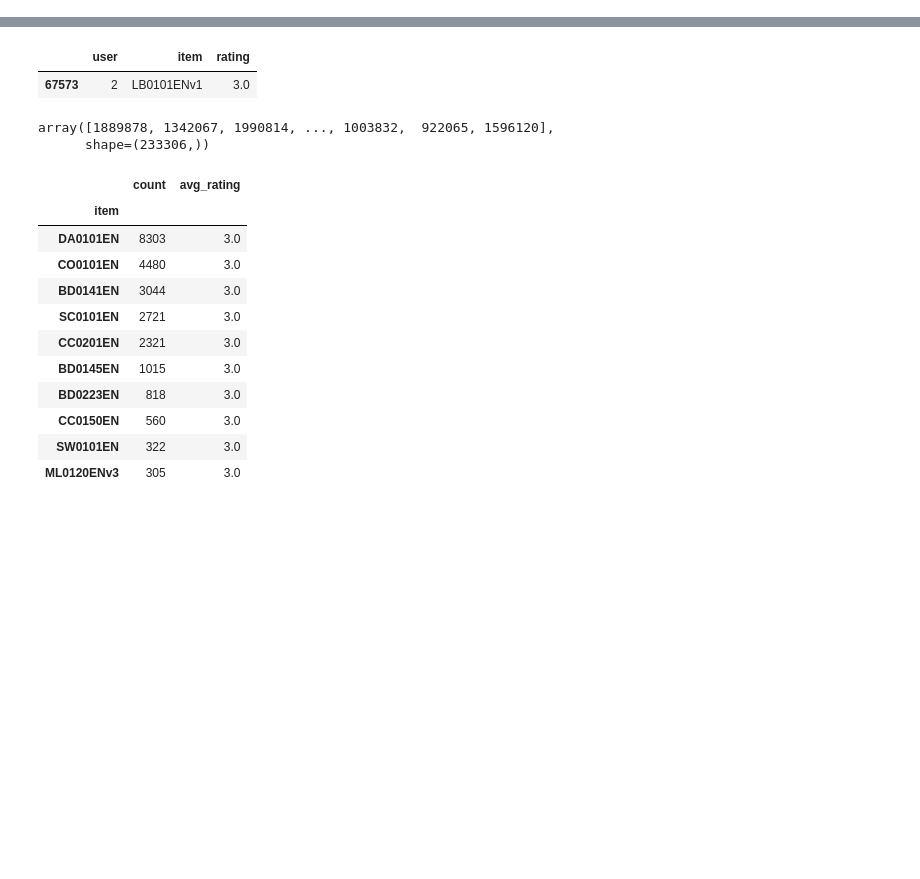
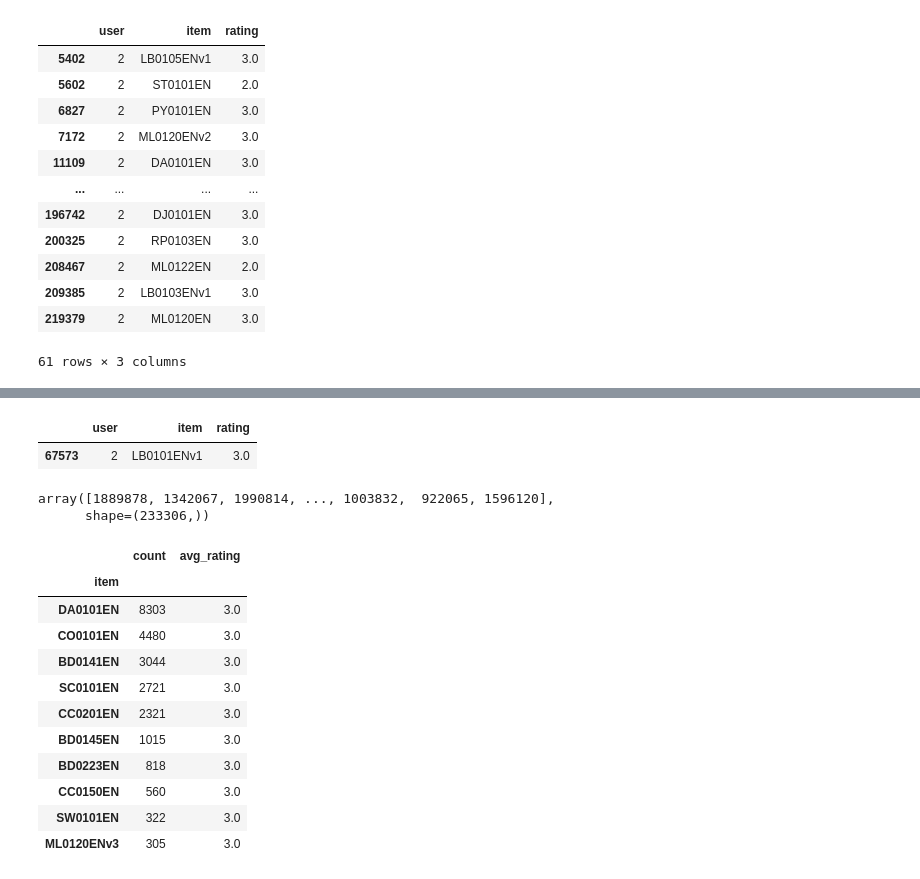
Before and after one commit to justHman/AIL, a Jupyter notebook: notebooks/experiments.ipynb, the cells around one changed output, grey strips where cells are left out. Cells and saved outputs as stored; diff of their text form; code cells hidden in the pictures; blank space fills up the shorter version.

```diff
--- a/notebooks/experiments.ipynb
+++ b/notebooks/experiments.ipynb
@@ -8,2 +4,18 @@ ImportError: attempted relative import with no known parent package
 # %%
 df = pd.read_csv(r'../data\captone_data.csv')
+# %%
+df[df['user'] == 2]
+# %% [output]
+|  | user | item | rating |
+| 5402 | 2 | LB0105ENv1 | 3.0 |
+| 5602 | 2 | ST0101EN | 2.0 |
+| 6827 | 2 | PY0101EN | 3.0 |
+| 7172 | 2 | ML0120ENv2 | 3.0 |
+| 11109 | 2 | DA0101EN | 3.0 |
+| ... | ... | ... | ... |
+| 196742 | 2 | DJ0101EN | 3.0 |
+| 200325 | 2 | RP0103EN | 3.0 |
+| 208467 | 2 | ML0122EN | 2.0 |
+| 209385 | 2 | LB0103ENv1 | 3.0 |
+| 219379 | 2 | ML0120EN | 3.0 |
+61 rows × 3 columns
```
Also changed, not shown: parts of 3 cells of this notebook, 4 other files.
